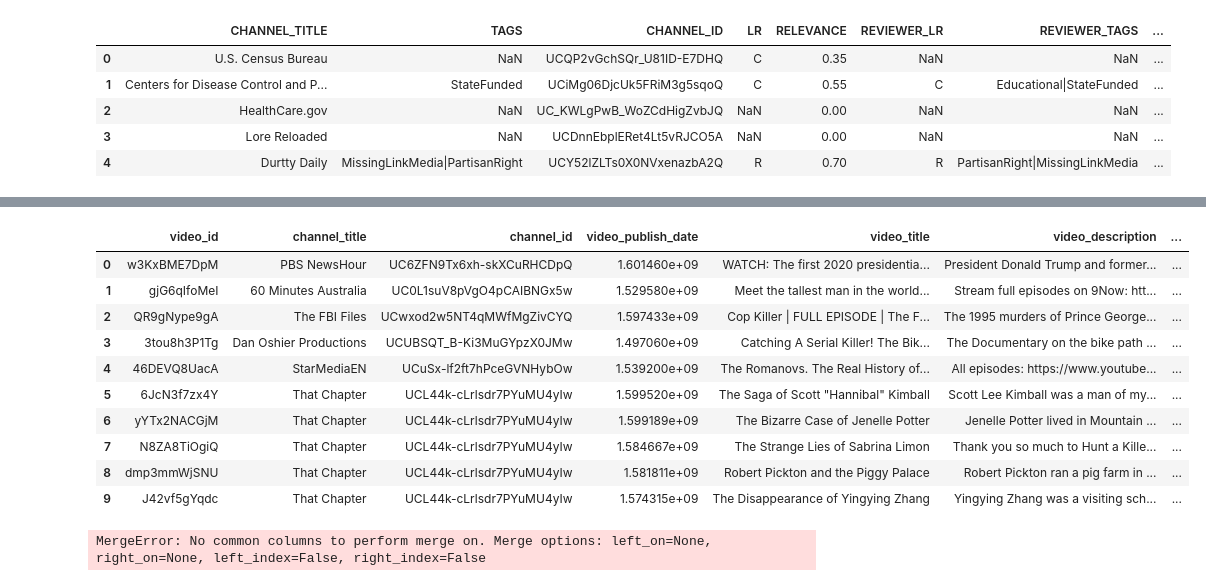
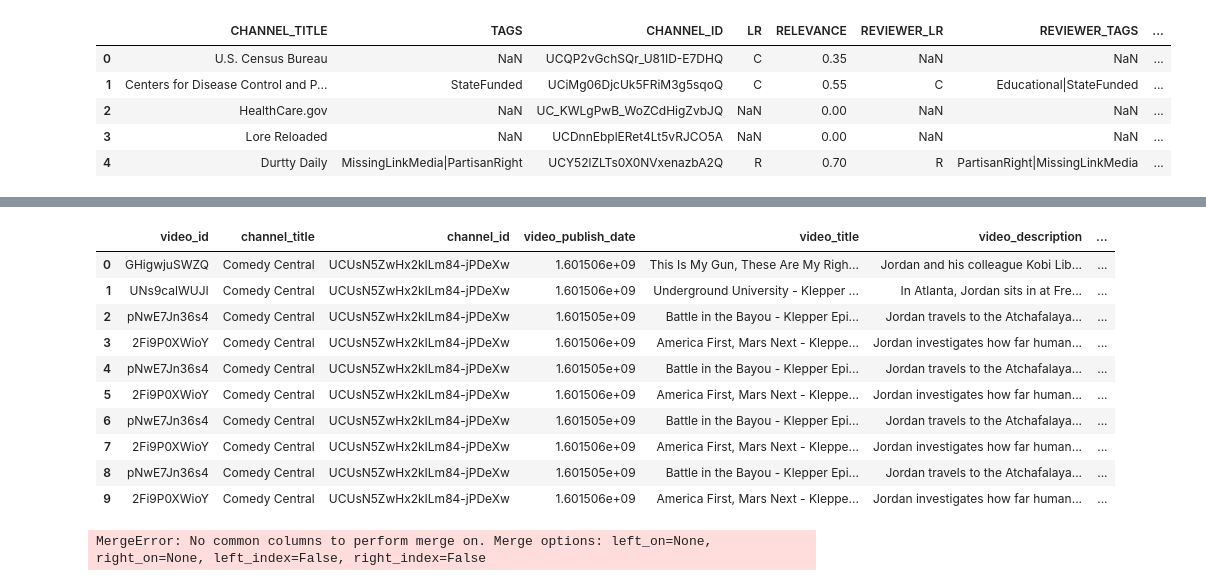
Before and after one commit to daniel-covelli/senior-thesis, a Jupyter notebook: script/demo.ipynb, the cells around one changed output, grey strips where cells are left out. Drawn from its saved outputs; the diff is of its cells as text; code cells hidden in the pictures.

```diff
--- a/script/demo.ipynb
+++ b/script/demo.ipynb
@@ -53,7 +53,7 @@ class Starter:
         response = self.yt.search(q=self.query, max_results=self.max_results, topic_id=self.category)
         return response
 # %%
-starter = Starter('Debate', '/m/05qt0')
+starter = Starter('portland', '/m/05qt0')
 start = starter.find_video()
 # %%
 pprint(start)
@@ -78,10 +78,16 @@ pprint(start)
 # %%
 lst = []
 classif_dict = {"Mainstream News": 0, "PartisanLeft": -1, "PartisanRight": 1, "Conspiracy": 2, 'AntiSJW': 1, "StateFunded": 0, "AntiTheist": -1, "ReligiousConservative": 1, "Socialist": -2, "SocialJustice": -1, "MRA": 0, "QAnon": 2, "Black": -1, "WhiteIdentitarian": 2, "Educational": 0, "Libertarian": 1}
-for i in start:
-    vals = classifications.loc[classifications.CHANNEL_ID == i["channel_id"], 'REVIEWER_TAGS_LST']
+vid_dict = {}
+key = 0
+for vid in start:
+    vals = classifications.loc[classifications.CHANNEL_ID == vid["channel_id"], 'REVIEWER_TAGS_LST']
     vals = list(itertools.chain(*vals.values))
     common_classif = max(set(vals), key = vals.count)
-    print(common_classif)
-    print(classif_dict[common_classif])
+    vid_dict[key] = classif_dict[common_classif]
+    key += 1
+print(vid_dict)
+vid_key = min(vid_dict.items(), key=operator.itemgetter(1))[0]
+print(vid_key)
+start[vid_key]
 # %% [output]
@@ -195,4 +209,4 @@ max(stats.iteritems(), key=operator.itemgetter(1))[0]
         return classif_dict[common_classif]
 # %%
-political_bot_1 = Bot('right', 10, classifications)
+political_bot_1 = Bot('left', 10)
 political_bot_1.set_start(start)
@@ -201,2 +213,2 @@ TypeError: __init__() takes 3 positional arguments but 4 were given
 # %%
-recommendations, meta = political_bot_1.walk()
+recommendations = political_bot_1.walk()
@@ -224,19 +217,19 @@ starting
 # %%
 df_recommendations = pd.DataFrame(recommendations)
-df_meta = pd.DataFrame(meta)
+pd.set_option('display.max_colwidth', 50)
 df_recommendations
 # %% [output]
 |  | video_id | channel_title | channel_id | video_publish_date | video_title | video_description | ... |
-| 0 | w3KxBME7DpM | PBS NewsHour | UC6ZFN9Tx6xh-skXCuRHCDpQ | 1.601460e+09 | WATCH: The first 2020 presidentia... | President Donald Trump and former... | ... |
-| 1 | gjG6qIfoMeI | 60 Minutes Australia | UC0L1suV8pVgO4pCAIBNGx5w | 1.529580e+09 | Meet the tallest man in the world... | Stream full episodes on 9Now: htt... | ... |
-| 2 | QR9gNype9gA | The FBI Files | UCwxod2w5NT4qMWfMgZivCYQ | 1.597433e+09 | Cop Killer | FULL EPISODE | The F... | The 1995 murders of Prince George... | ... |
-| 3 | 3tou8h3P1Tg | Dan Oshier Productions | UCUBSQT_B-Ki3MuGYpzX0JMw | 1.497060e+09 | Catching A Serial Killer! The Bik... | The Documentary on the bike path ... | ... |
-| 4 | 46DEVQ8UacA | StarMediaEN | UCuSx-lf2ft7hPceGVNHybOw | 1.539200e+09 | The Romanovs. The Real History of... | All episodes: https://www.youtube... | ... |
-| 5 | 6JcN3f7zx4Y | That Chapter | UCL44k-cLrlsdr7PYuMU4yIw | 1.599520e+09 | The Saga of Scott "Hannibal" Kimball | Scott Lee Kimball was a man of my... | ... |
-| 6 | yYTx2NACGjM | That Chapter | UCL44k-cLrlsdr7PYuMU4yIw | 1.599189e+09 | The Bizarre Case of Jenelle Potter | Jenelle Potter lived in Mountain ... | ... |
-| 7 | N8ZA8TiOgiQ | That Chapter | UCL44k-cLrlsdr7PYuMU4yIw | 1.584667e+09 | The Strange Lies of Sabrina Limon | Thank you so much to Hunt a Kille... | ... |
-| 8 | dmp3mmWjSNU | That Chapter | UCL44k-cLrlsdr7PYuMU4yIw | 1.581811e+09 | Robert Pickton and the Piggy Palace | Robert Pickton ran a pig farm in ... | ... |
-| 9 | J42vf5gYqdc | That Chapter | UCL44k-cLrlsdr7PYuMU4yIw | 1.574315e+09 | The Disappearance of Yingying Zhang | Yingying Zhang was a visiting sch... | ... |
+| 0 | GHigwjuSWZQ | Comedy Central | UCUsN5ZwHx2kILm84-jPDeXw | 1.601506e+09 | This Is My Gun, These Are My Righ... | Jordan and his colleague Kobi Lib... | ... |
+| 1 | UNs9calWUJI | Comedy Central | UCUsN5ZwHx2kILm84-jPDeXw | 1.601506e+09 | Underground University - Klepper ... | In Atlanta, Jordan sits in at Fre... | ... |
+| 2 | pNwE7Jn36s4 | Comedy Central | UCUsN5ZwHx2kILm84-jPDeXw | 1.601505e+09 | Battle in the Bayou - Klepper Epi... | Jordan travels to the Atchafalaya... | ... |
+| 3 | 2Fi9P0XWioY | Comedy Central | UCUsN5ZwHx2kILm84-jPDeXw | 1.601506e+09 | America First, Mars Next - Kleppe... | Jordan investigates how far human... | ... |
+| 4 | pNwE7Jn36s4 | Comedy Central | UCUsN5ZwHx2kILm84-jPDeXw | 1.601505e+09 | Battle in the Bayou - Klepper Epi... | Jordan travels to the Atchafalaya... | ... |
+| 5 | 2Fi9P0XWioY | Comedy Central | UCUsN5ZwHx2kILm84-jPDeXw | 1.601506e+09 | America First, Mars Next - Kleppe... | Jordan investigates how far human... | ... |
+| 6 | pNwE7Jn36s4 | Comedy Central | UCUsN5ZwHx2kILm84-jPDeXw | 1.601505e+09 | Battle in the Bayou - Klepper Epi... | Jordan travels to the Atchafalaya... | ... |
+| 7 | 2Fi9P0XWioY | Comedy Central | UCUsN5ZwHx2kILm84-jPDeXw | 1.601506e+09 | America First, Mars Next - Kleppe... | Jordan investigates how far human... | ... |
+| 8 | pNwE7Jn36s4 | Comedy Central | UCUsN5ZwHx2kILm84-jPDeXw | 1.601505e+09 | Battle in the Bayou - Klepper Epi... | Jordan travels to the Atchafalaya... | ... |
+| 9 | 2Fi9P0XWioY | Comedy Central | UCUsN5ZwHx2kILm84-jPDeXw | 1.601506e+09 | America First, Mars Next - Kleppe... | Jordan investigates how far human... | ... |
 # %%
 df_meta
 # %%
```
Also changed, not shown: parts of 7 cells of this notebook.
